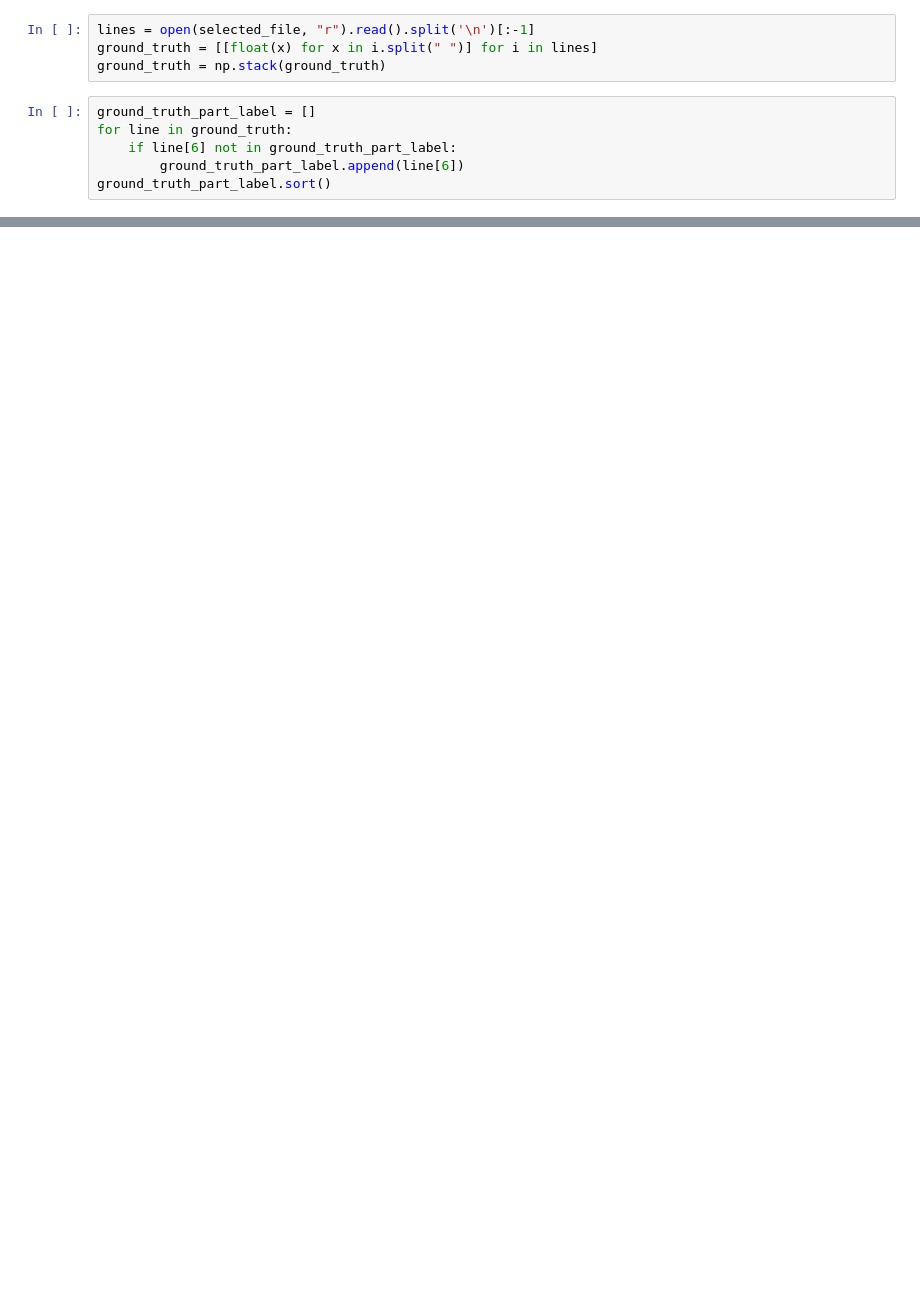
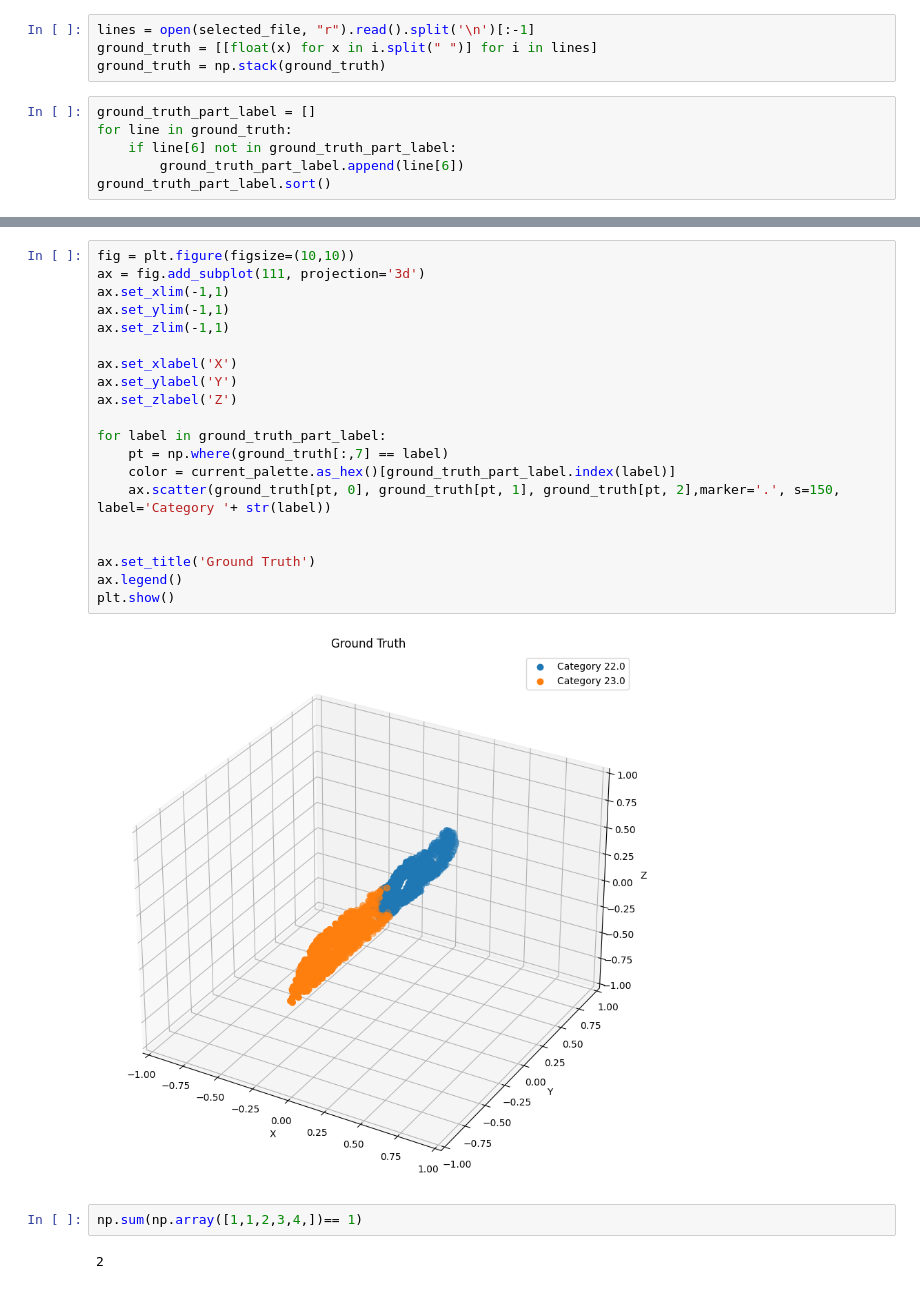
Before and after one commit to yujie-tao/Pointnet_Pointnet2_pytorch, a Jupyter notebook: visualizer/Playground.ipynb, the cells around one changed output, grey strips where cells are left out. Cells and saved outputs as stored; diff of their text form; blank space fills up the shorter version.

```diff
--- a/visualizer/Playground.ipynb
+++ b/visualizer/Playground.ipynb
@@ -49,0 +54,26 @@ plt.show()
+# %%
+fig = plt.figure(figsize=(10,10))
+ax = fig.add_subplot(111, projection='3d')
+ax.set_xlim(-1,1)
+ax.set_ylim(-1,1)
+ax.set_zlim(-1,1)
+
+ax.set_xlabel('X')
+ax.set_ylabel('Y')
+ax.set_zlabel('Z')
+
+for label in ground_truth_part_label:
+    pt = np.where(ground_truth[:,7] == label)
+    color = current_palette.as_hex()[ground_truth_part_label.index(label)]
+    ax.scatter(ground_truth[pt, 0], ground_truth[pt, 1], ground_truth[pt, 2],marker='.', s=150, label='Category '+ str(label))
+
+
+ax.set_title('Ground Truth')
+ax.legend()
+plt.show()
+# %% [output]
+[figure, added]
+# %%
+np.sum(np.array([1,1,2,3,4,])== 1)
+# %% [output]
+2
```
Also changed, not shown: parts of 10 cells of this notebook, 1 other file.
